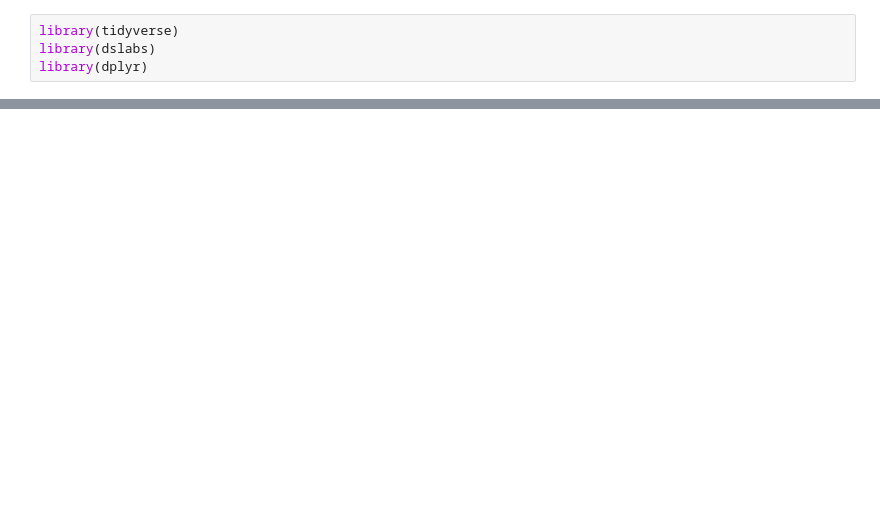
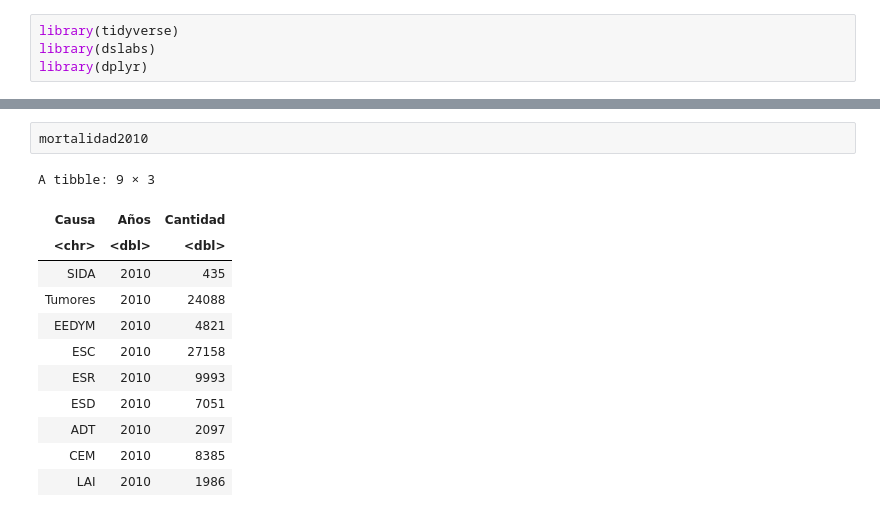
Before and after one commit to rafatorrealba/learningR, a Jupyter notebook: enfermedades.ipynb, the cells around one changed output, grey strips where cells are left out. Saved outputs shown, nothing was run; the diff lists cells and outputs as text; blank space fills up the shorter version.

```diff
--- a/enfermedades.ipynb
+++ b/enfermedades.ipynb
@@ -50,0 +47,15 @@ Traceback:
+# %%
+mortalidad2010
+# %% [output]
+A tibble: 9 × 3
+| Causa | Años | Cantidad |
+| <chr> | <dbl> | <dbl> |
+| SIDA | 2010 | 435 |
+| Tumores | 2010 | 24088 |
+| EEDYM | 2010 | 4821 |
+| ESC | 2010 | 27158 |
+| ESR | 2010 | 9993 |
+| ESD | 2010 | 7051 |
+| ADT | 2010 | 2097 |
+| CEM | 2010 | 8385 |
+| LAI | 2010 | 1986 |
```
Also changed, not shown: parts of 7 cells of this notebook, 2 other files.
